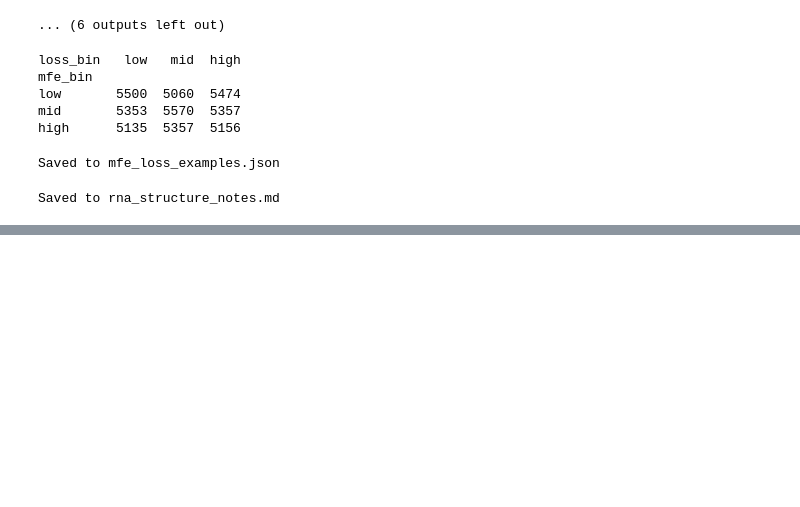
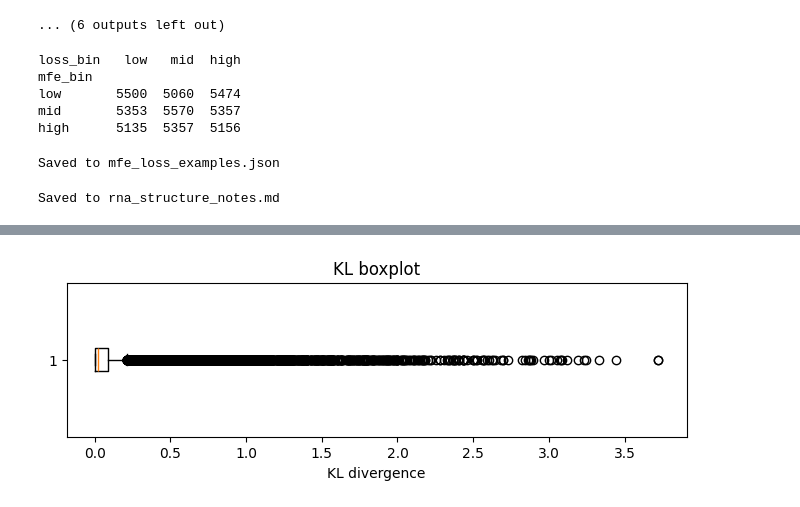
Before and after one commit to log2718/interpretable-splicing-model-torch, a Jupyter notebook: performance/inspect_features.ipynb, the cells around one changed output, grey strips where cells are left out. Cells and saved outputs as stored; diff of their text form; code cells hidden in the pictures; blank space fills up the shorter version.

```diff
--- a/performance/inspect_features.ipynb
+++ b/performance/inspect_features.ipynb
@@ -174,0 +212,8 @@ Saved to rna_structure_notes.md
+# %%
+plt.figure(figsize=(8,2))
+plt.boxplot(df["kl"], vert=False)
+plt.xlabel("KL divergence")
+plt.title("KL boxplot")
+plt.show()
+# %% [output]
+[figure, added]
```
Also changed, not shown: parts of 6 cells of this notebook, 3 other files.
